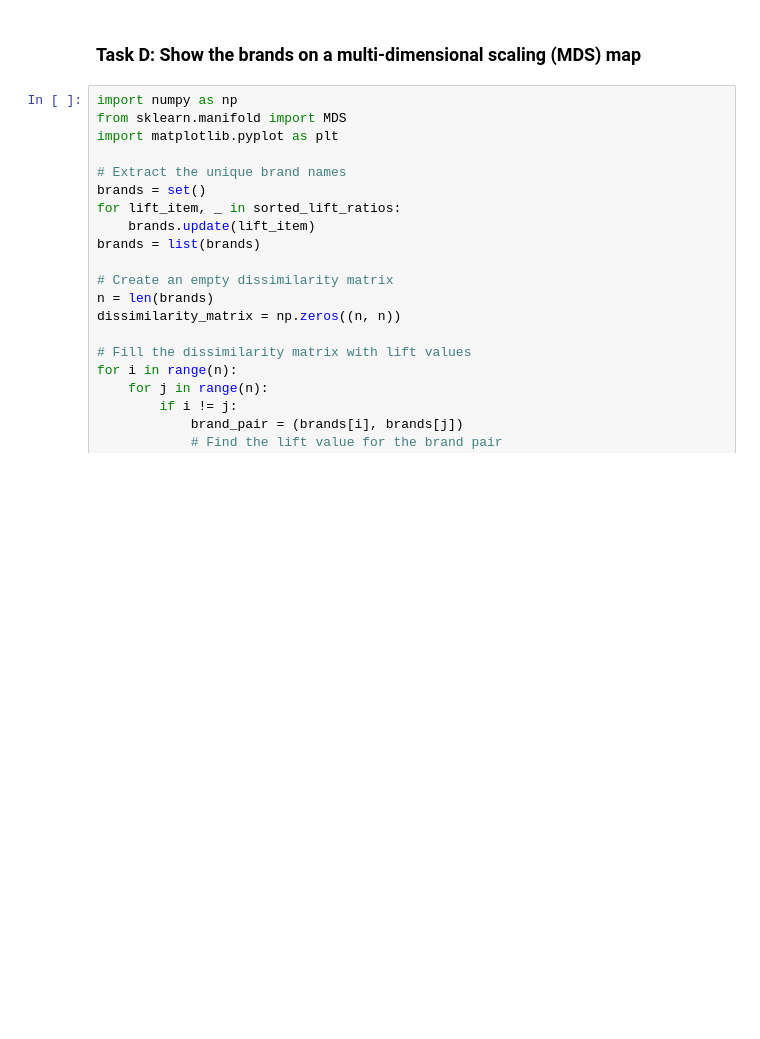
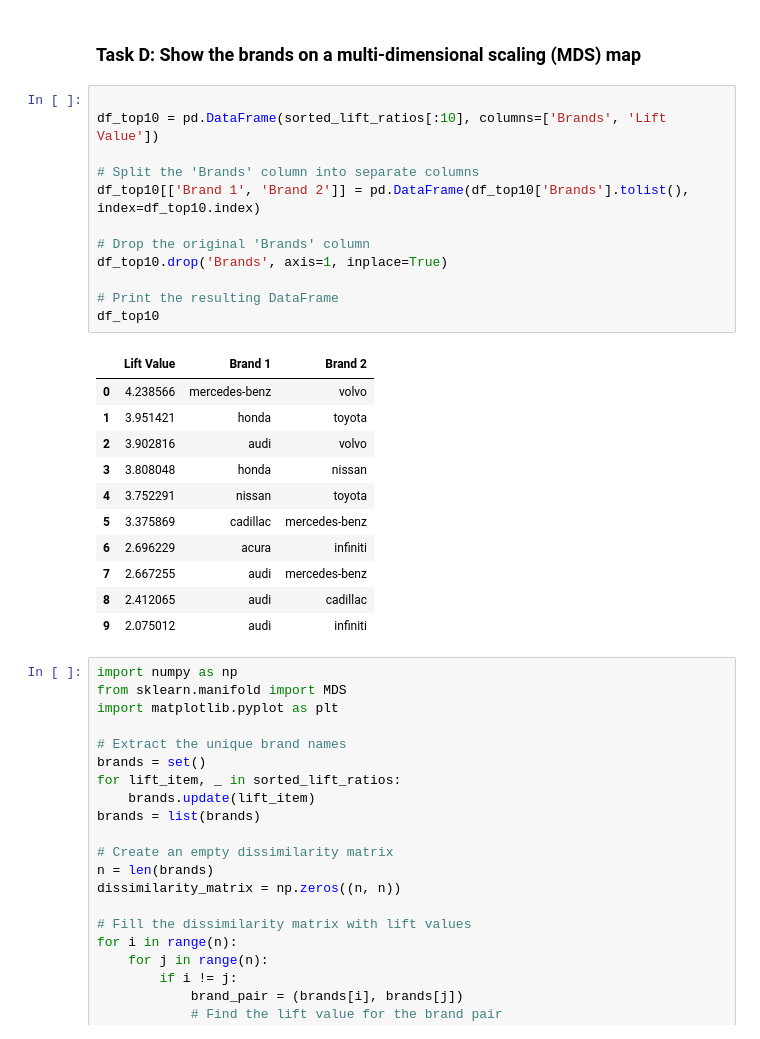
Before and after one commit to MayankG96/edmunds-brand-association, a Jupyter notebook: final.ipynb, the cells around one changed output. Drawn from its saved outputs; the diff is of its cells as text; blank space fills up the shorter version.

```diff
--- a/final.ipynb
+++ b/final.ipynb
@@ -455,5 +449,29 @@ df_lift
 # %% [markdown]
 ### Task D: Show the brands on a multi-dimensional scaling (MDS) map
+# %%
+
+df_top10 = pd.DataFrame(sorted_lift_ratios[:10], columns=['Brands', 'Lift Value'])
+
+# Split the 'Brands' column into separate columns
+df_top10[['Brand 1', 'Brand 2']] = pd.DataFrame(df_top10['Brands'].tolist(), index=df_top10.index)
+
+# Drop the original 'Brands' column
+df_top10.drop('Brands', axis=1, inplace=True)
+
+# Print the resulting DataFrame
+df_top10
+# %% [output]
+|  | Lift Value | Brand 1 | Brand 2 |
+| 0 | 4.238566 | mercedes-benz | volvo |
+| 1 | 3.951421 | honda | toyota |
+| 2 | 3.902816 | audi | volvo |
+| 3 | 3.808048 | honda | nissan |
+| 4 | 3.752291 | nissan | toyota |
+| 5 | 3.375869 | cadillac | mercedes-benz |
+| 6 | 2.696229 | acura | infiniti |
+| 7 | 2.667255 | audi | mercedes-benz |
+| 8 | 2.412065 | audi | cadillac |
+| 9 | 2.075012 | audi | infiniti |
 # %%
 import numpy as np
 from sklearn.manifold import MDS
```
Also changed, not shown: parts of 10 cells of this notebook.
